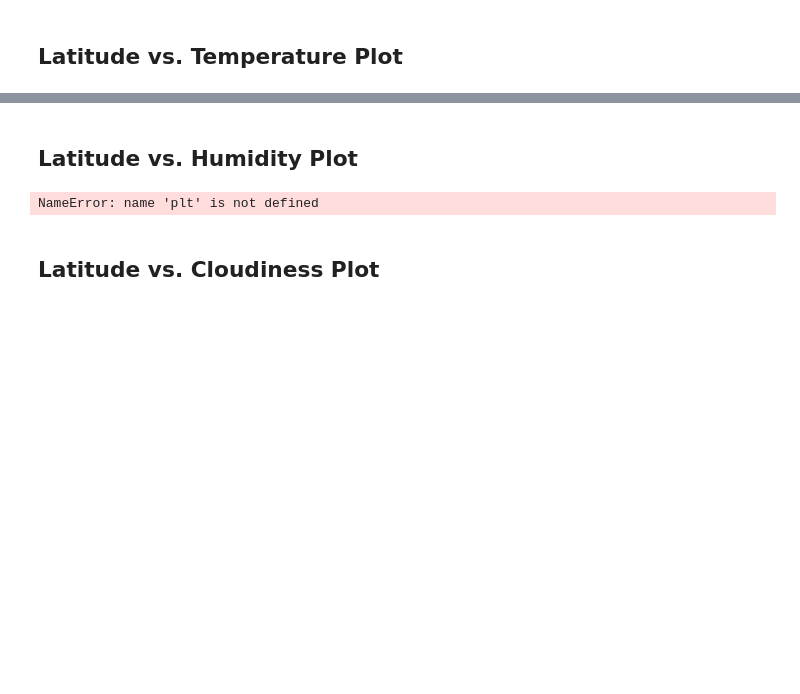
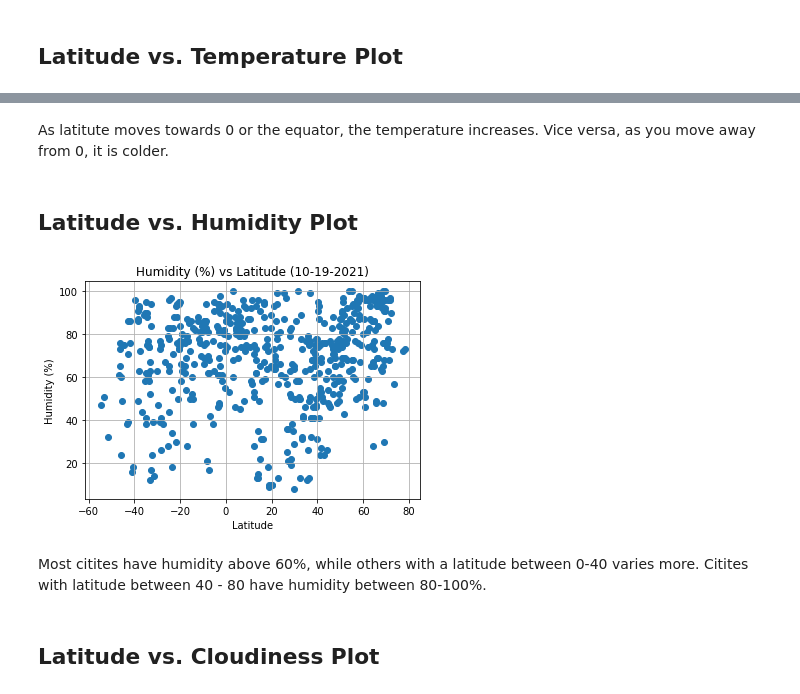
Before and after one commit to melorebecca/python-api-challenge, a Jupyter notebook: WeatherPy/WeatherPy.ipynb, the cells around one changed output, grey strips where cells are left out. Drawn from its saved outputs; the diff is of its cells as text; code cells hidden in the pictures; blank space fills up the shorter version.

```diff
--- a/WeatherPy/WeatherPy.ipynb
+++ b/WeatherPy/WeatherPy.ipynb
@@ -242,14 +235,18 @@ plt.savefig("../images/tempvslat.png")
+# %% [markdown]
+As latitute moves towards 0 or the equator, the temperature increases. Vice versa, as you move away from 0, it is colder.
 # %% [markdown]
 ## Latitude vs. Humidity Plot
 # %%
 plt.scatter(city_data_df["Lat"], city_data_df["Humidity"])
 plt.grid()
 plt.xlabel("Latitude")
 plt.ylabel("Humidity (%)")
-plt.title(f'Temperature (°F) vs Latitude ({date})')
+plt.title(f'Humidity (%) vs Latitude ({date})')
 
-#plt.savefig("../images/humvlat.png")
+plt.savefig("../images/humidityvslat.png")
 # %% [output]
-NameError: name 'plt' is not defined
+[figure, added]
+# %% [markdown]
+Most citites have humidity above 60%, while others with a latitude between 0-40 varies more. Citites with latitude between 40 - 80 have humidity between 80-100%.
 # %% [markdown]
 ## Latitude vs. Cloudiness Plot
```
Also changed, not shown: parts of 19 cells of this notebook, 5 other files.
